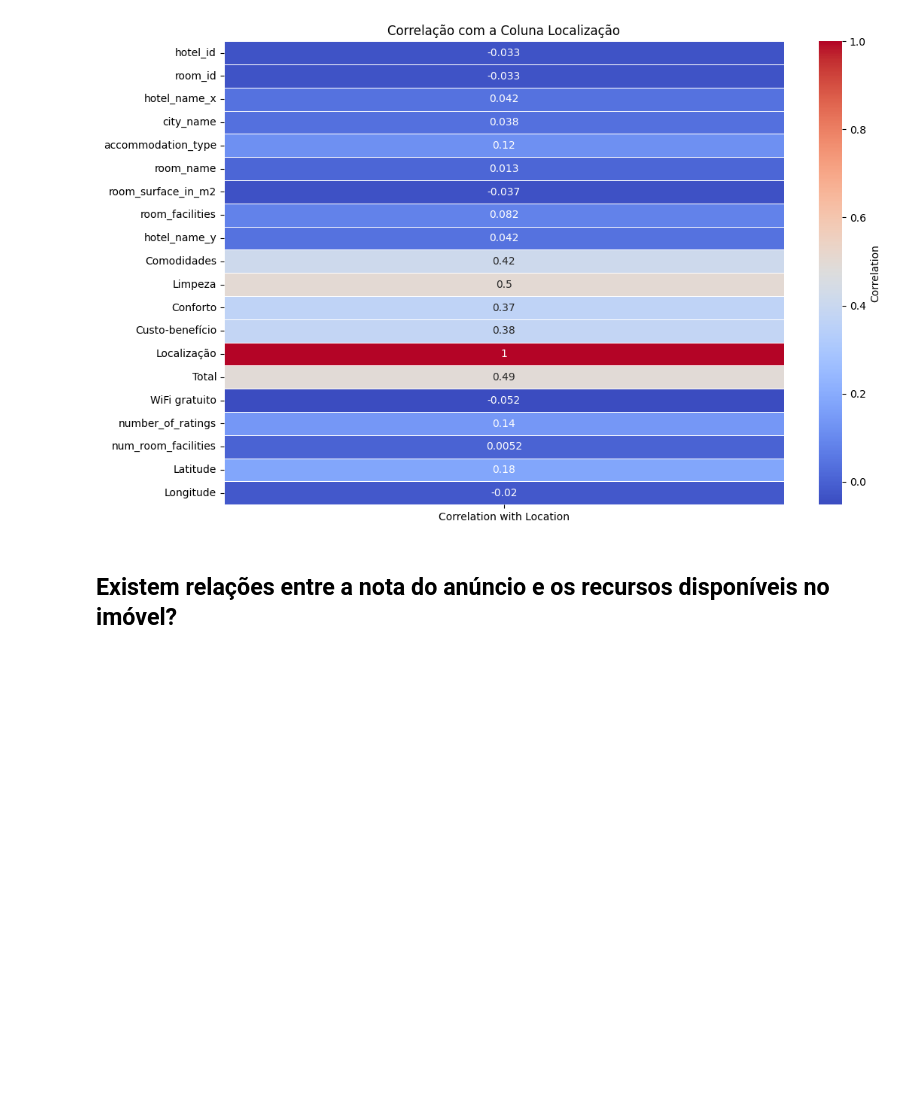
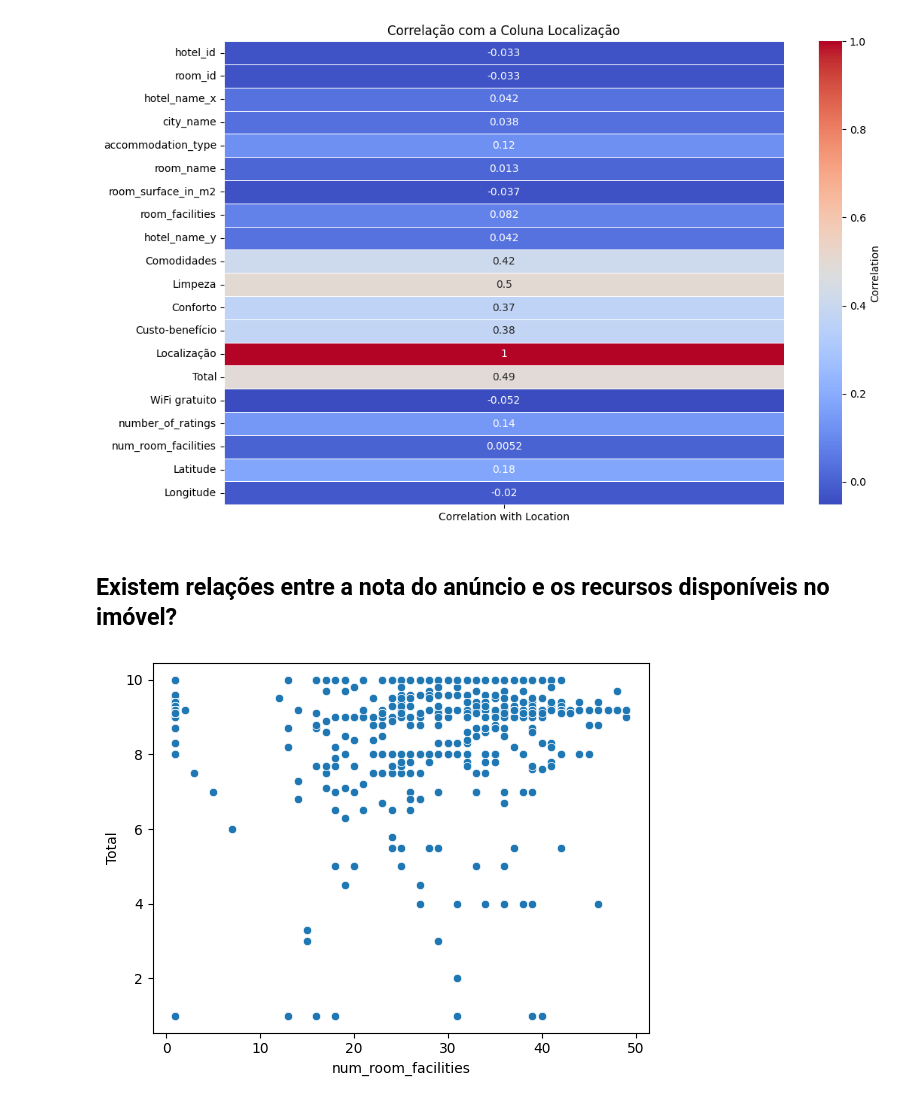
Before and after one commit to JoaoADAP/seazone-data-challenge, a Jupyter notebook: seazone-data-challenge.ipynb, the cells around one changed output. Cells and saved outputs as stored; diff of their text form; code cells hidden in the pictures; blank space fills up the shorter version.

Commit message:
Kaggle Notebook | seazone_data_challenge | Version 3

```diff
--- a/seazone-data-challenge.ipynb
+++ b/seazone-data-challenge.ipynb
@@ -376,0 +267,7 @@ plt.show()
+# %%
+correlation = imoveis_corr[['Total', 'num_room_facilities']].corr()      #Relaçao entre o número de facilities do apartamento com a nota
+sns.scatterplot(data=imoveis_corr, y='Total', x='num_room_facilities')
+
+plt.show()
+# %% [output]
+[figure, added]
```
Also changed, not shown: parts of 20 cells of this notebook.
